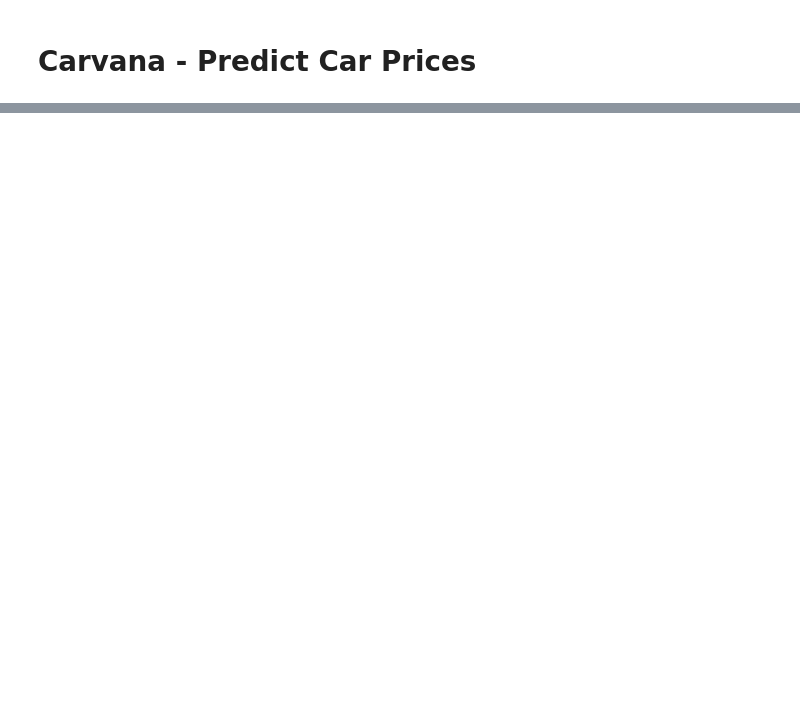
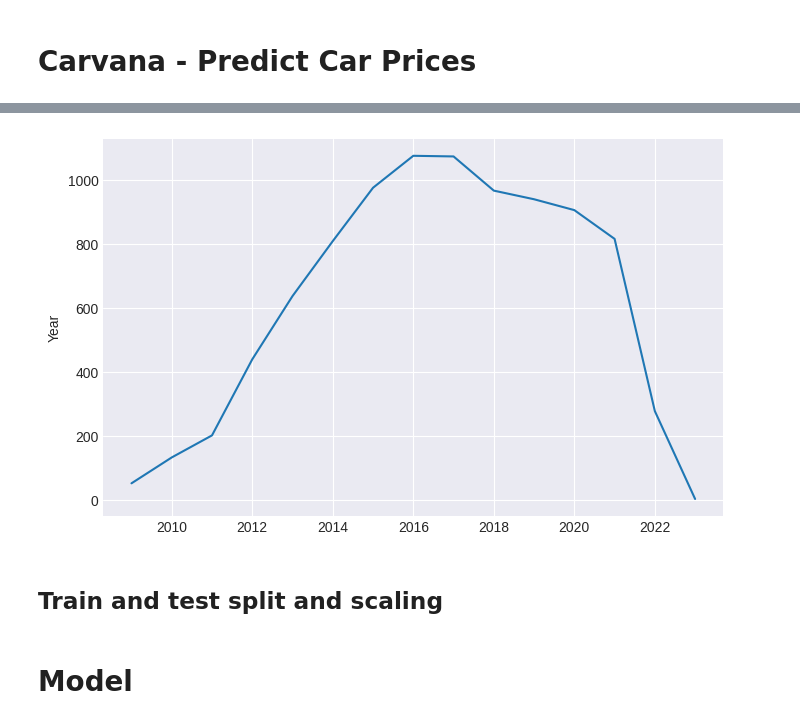
Before and after one commit to flohmannjr/Carvana-Predict-Car-Prices, a Jupyter notebook: Carvana_Predict_Car_Prices.ipynb, the cells around one changed output, grey strips where cells are left out. Cells and saved outputs as stored; diff of their text form; code cells hidden in the pictures; blank space fills up the shorter version.

```diff
--- a/Carvana_Predict_Car_Prices.ipynb
+++ b/Carvana_Predict_Car_Prices.ipynb
@@ -350,0 +109,6 @@ metricas[4]
+# %%
+sns.lineplot(data=df['Year'].value_counts());
+# %% [output]
+[figure, added]
+# %% [markdown]
+## Train and test split and scaling
@@ -350,0 +125,2 @@ metricas[4]
+# %% [markdown]
+# Model
```
Also changed, not shown: parts of 68 cells of this notebook.
